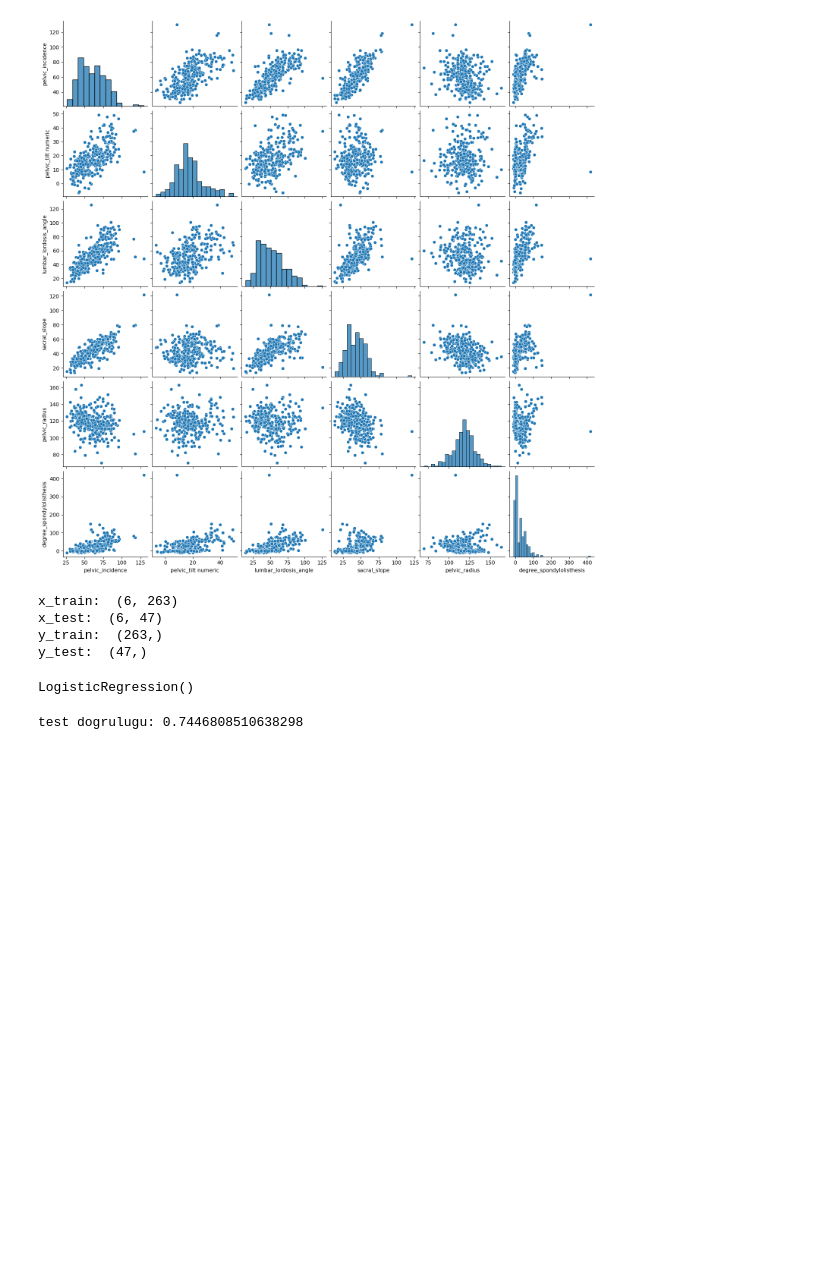
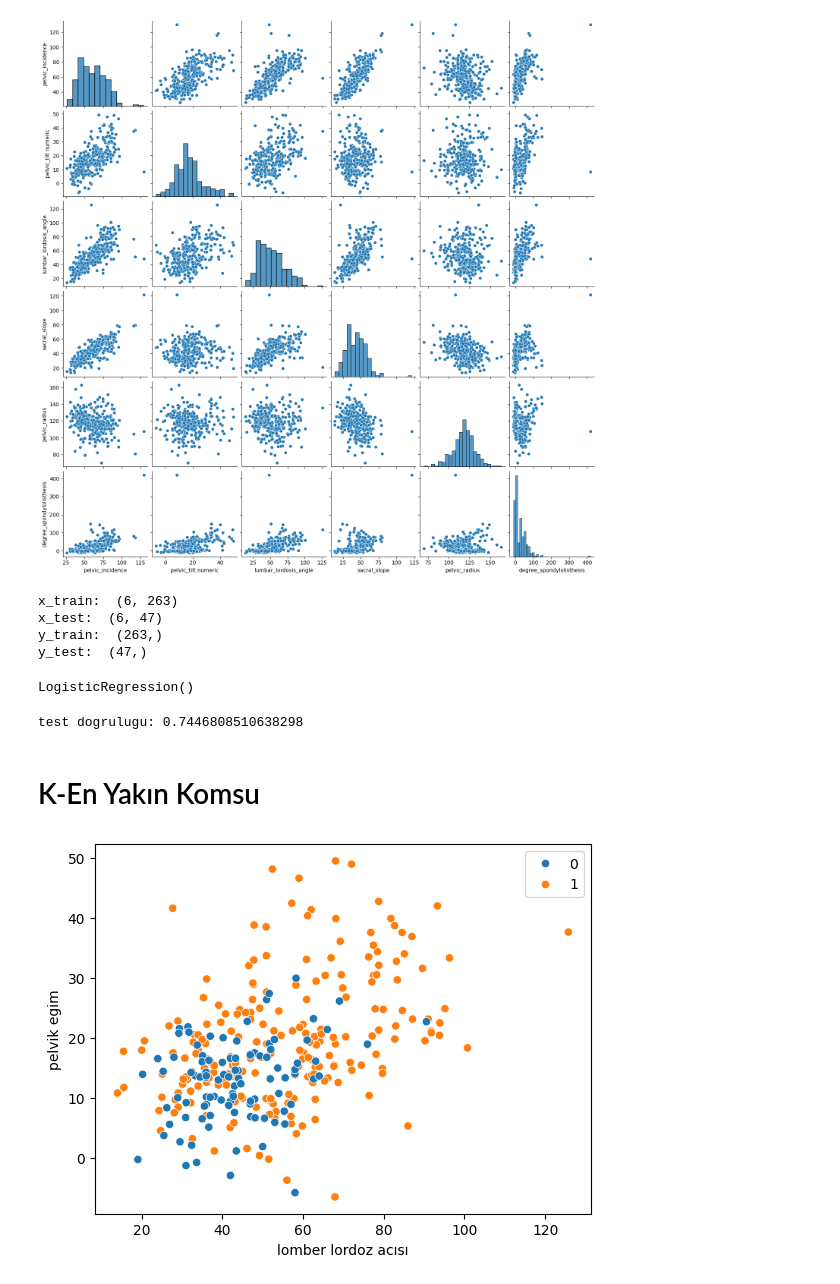
Before and after one commit to EmreUludag0/BTK-VeriBilimiMakineOgrenimiBootcamp, a Jupyter notebook: pythonMakineOgrenmesi/makineOgrenimi5.ipynb, the cells around one changed output. Drawn from its saved outputs; the diff is of its cells as text; code cells hidden in the pictures; blank space fills up the shorter version.

```diff
--- a/pythonMakineOgrenmesi/makineOgrenimi5.ipynb
+++ b/pythonMakineOgrenmesi/makineOgrenimi5.ipynb
@@ -95,3 +95,13 @@ test_dogrulugu = lr.score(x_test.T,y_test.T)
 print("test dogrulugu: {}".format(test_dogrulugu))
 # %% [output]
 test dogrulugu: 0.7446808510638298
+# %% [markdown]
+# K-En Yakın Komsu
+# %%
+sns.scatterplot(data=data, x="lumbar_lordosis_angle",y="pelvic_tilt numeric", hue="class")
+plt.xlabel("lomber lordoz acısı")
+plt.ylabel("pelvik egim")
+plt.legend()
+plt.show()
+# %% [output]
+[figure, added]
```
Also changed, not shown: parts of 5 cells of this notebook, 2 other files.
